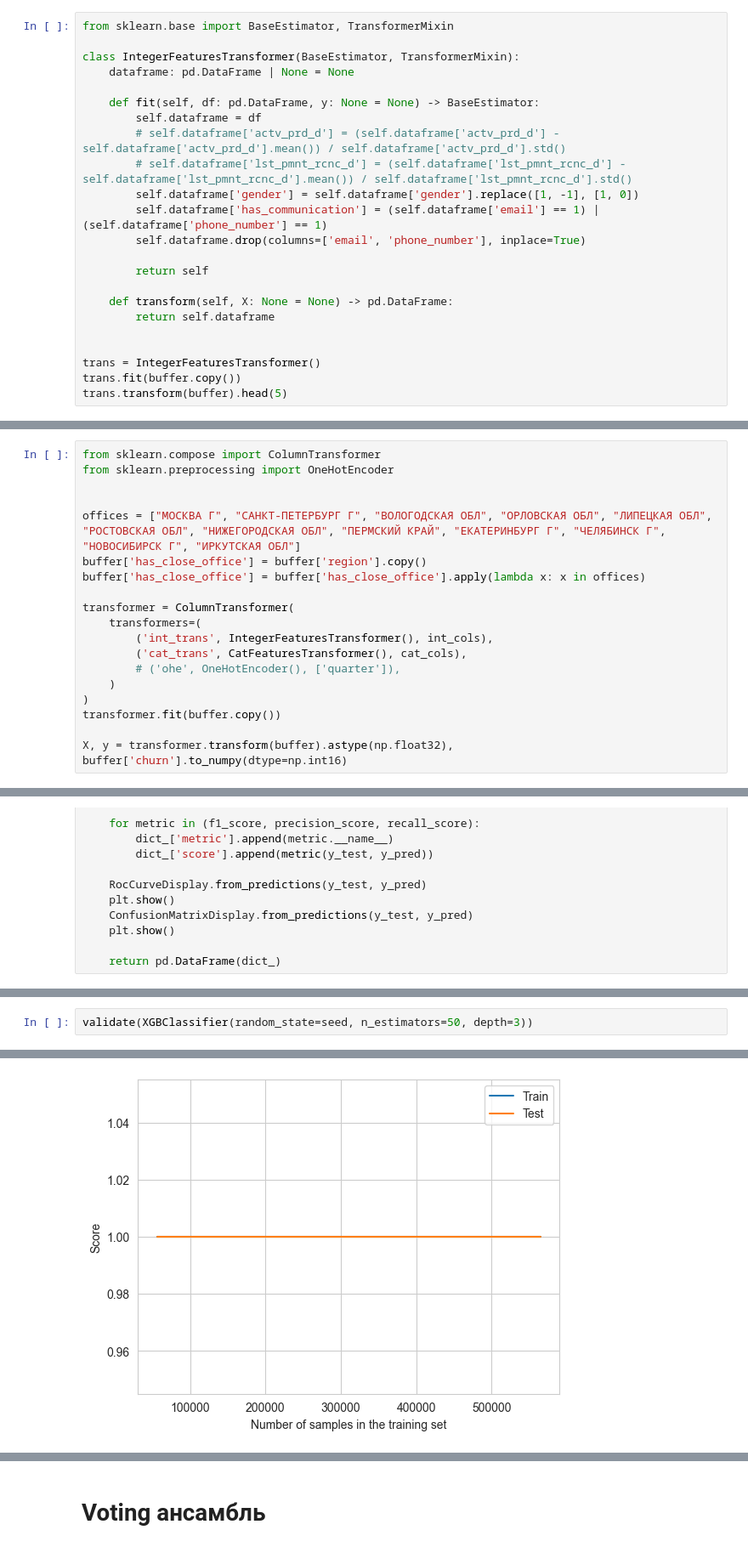
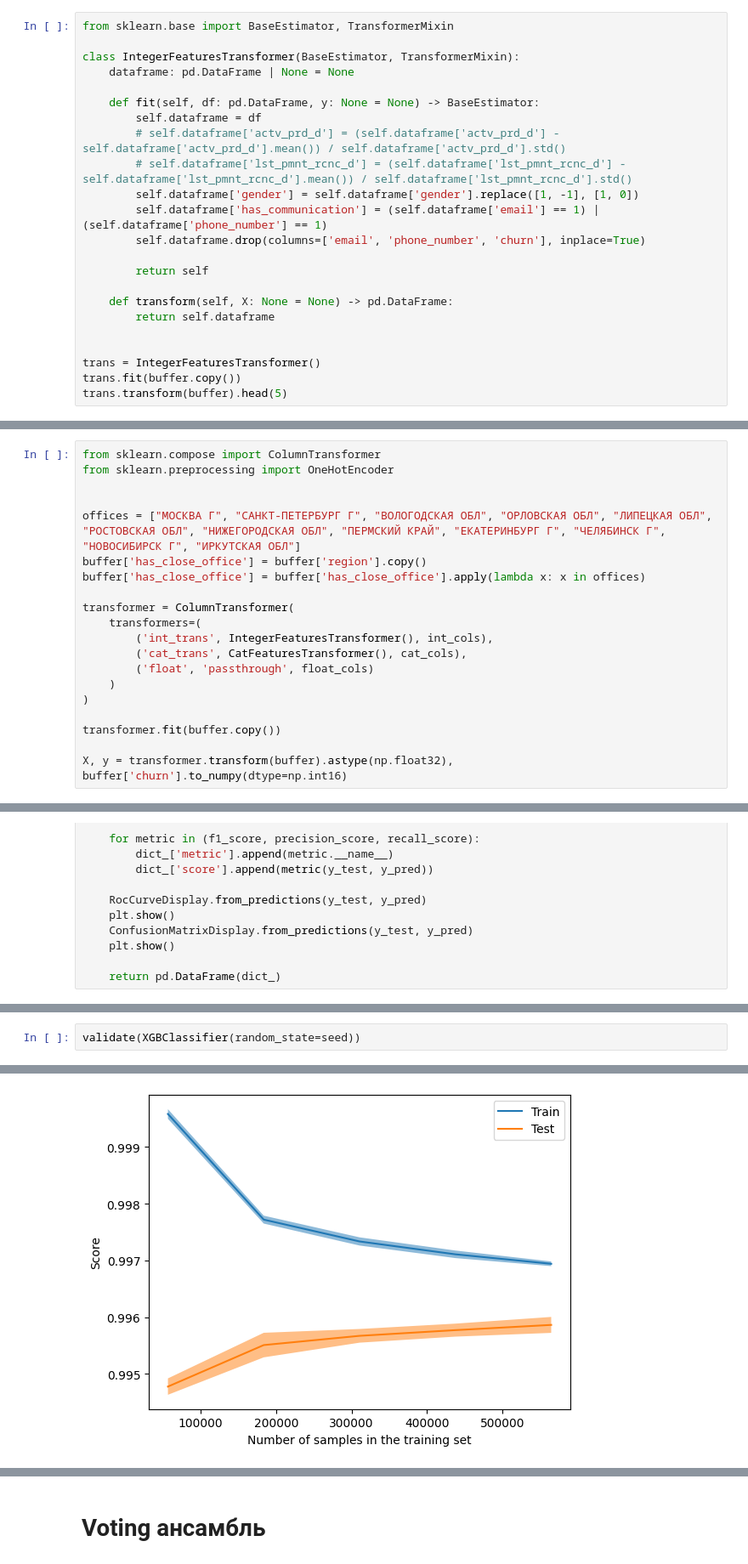
Before and after one commit to zibestr/AI-Hackathon-SFD, a Jupyter notebook: main.ipynb, the cells around one changed output, grey strips where cells are left out. Shown at 85% size. Drawn from its saved outputs; the diff is of its cells as text.

```diff
--- a/main.ipynb
+++ b/main.ipynb
@@ -390,7 +390,7 @@ class IntegerFeaturesTransformer(BaseEstimator, TransformerMixin):
         # self.dataframe['lst_pmnt_rcnc_d'] = (self.dataframe['lst_pmnt_rcnc_d'] - self.dataframe['lst_pmnt_rcnc_d'].mean()) / self.dataframe['lst_pmnt_rcnc_d'].std()
         self.dataframe['gender'] = self.dataframe['gender'].replace([1, -1], [1, 0])
         self.dataframe['has_communication'] = (self.dataframe['email'] == 1) | (self.dataframe['phone_number'] == 1)
-        self.dataframe.drop(columns=['email', 'phone_number'], inplace=True)
+        self.dataframe.drop(columns=['email', 'phone_number', 'churn'], inplace=True)
 
         return self
 
@@ -445,9 +457,10 @@ transformer = ColumnTransformer(
     transformers=(
         ('int_trans', IntegerFeaturesTransformer(), int_cols),
         ('cat_trans', CatFeaturesTransformer(), cat_cols),
-        # ('ohe', OneHotEncoder(), ['quarter']),
+        ('float', 'passthrough', float_cols)
     )
 )
+
 transformer.fit(buffer.copy())
 
 X, y = transformer.transform(buffer).astype(np.float32), buffer['churn'].to_numpy(dtype=np.int16)
@@ -557,3 +574,3 @@ validate(CatBoostClassifier(random_state=seed, iterations=100, learning_rate=0.0
 # %%
-validate(XGBClassifier(random_state=seed, n_estimators=50, depth=3))
+validate(XGBClassifier(random_state=seed))
 # %% [output]
@@ -577 +577 @@ Parameters: { "depth" } are not used.
-[figure, old version]
+[figure, new version]
```
Also changed, not shown: parts of 12 cells of this notebook, 1 other file.
